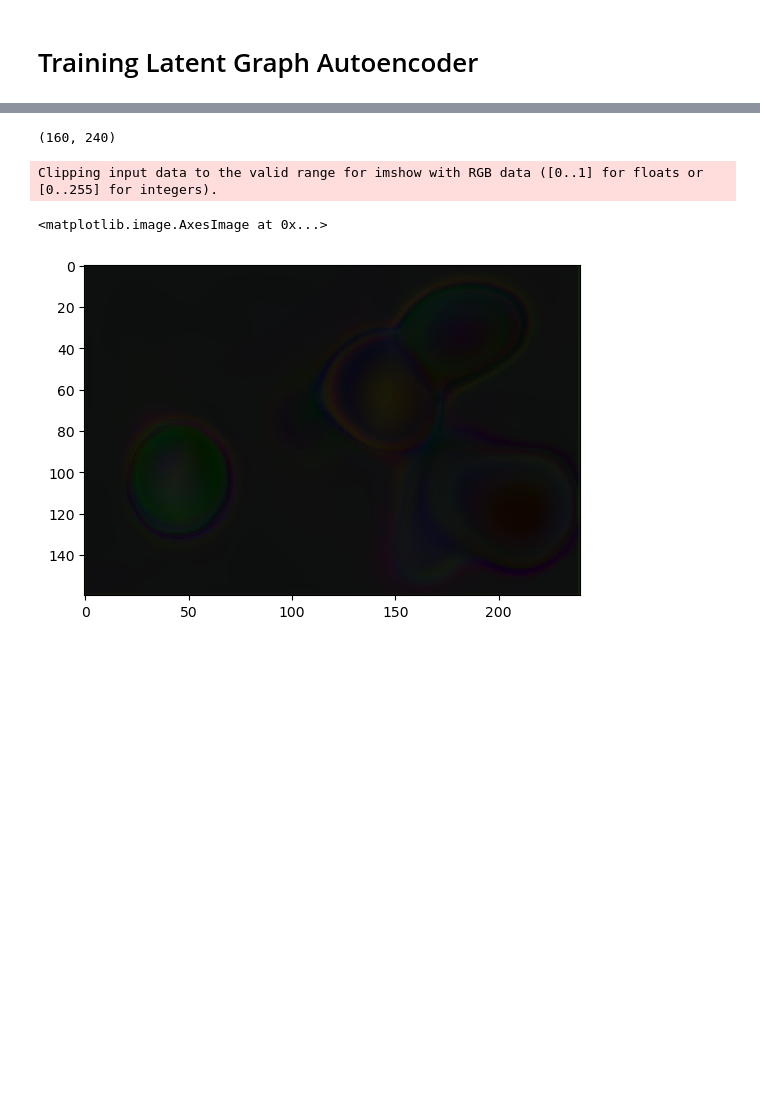
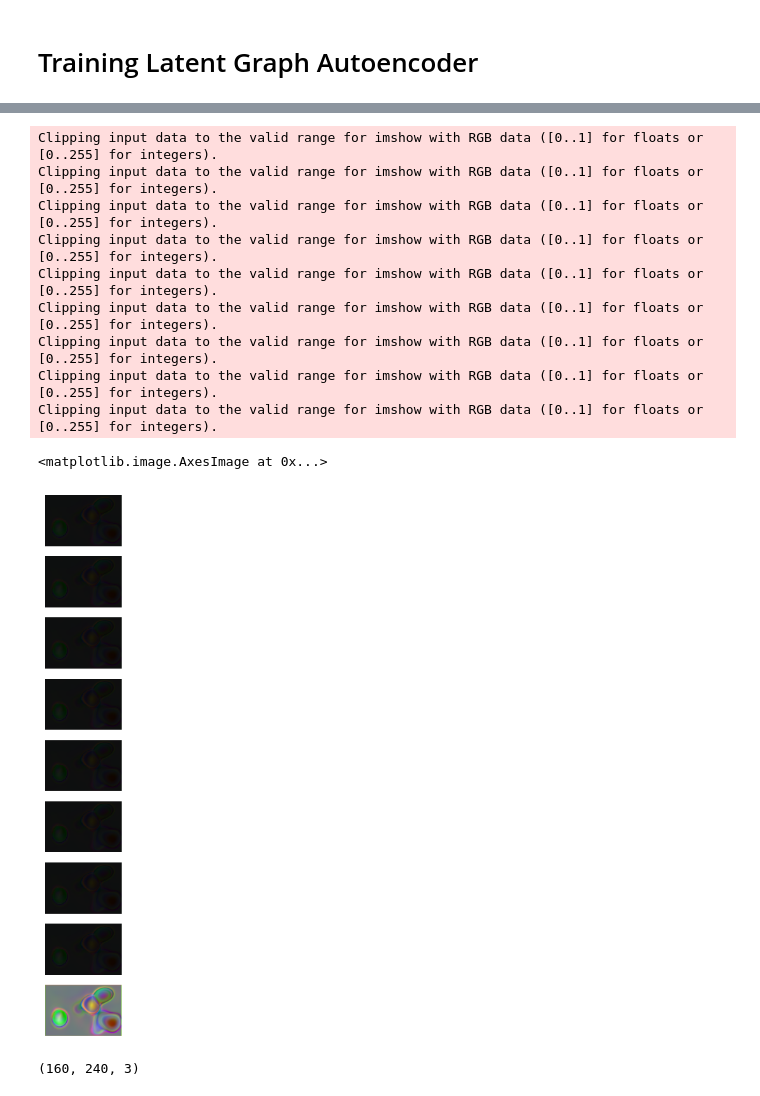
Before and after one commit to bglazer/graph_autoencoder_v2, a Jupyter notebook: train_graph_autoencoder.ipynb, the cells around one changed output, grey strips where cells are left out. Drawn from its saved outputs; the diff is of its cells as text; code cells hidden in the pictures; blank space fills up the shorter version.

```diff
--- a/train_graph_autoencoder.ipynb
+++ b/train_graph_autoencoder.ipynb
@@ -84,10 +96,25 @@ Clipping input data to the valid range for imshow with RGB data ([0..1] for floa
+# %%
+n_nodes = nodes.shape[0]
+fig, axs = plt.subplots(n_nodes+1, figsize=(40,10))
+for i in range(n_nodes):
+    node_np = to_np(nodes[i])
+    axs[i].axis('off')
+    axs[i].imshow(node_np, interpolation='none')
+axs[n_nodes].axis('off')
+axs[n_nodes].imshow(to_np(recon))
+# %% [output]
+Clipping input data to the valid range for imshow with RGB data ([0..1] for floats or [0..255] for integers).
+Clipping input data to the valid range for imshow with RGB data ([0..1] for floats or [0..255] for integers).
+Clipping input data to the valid range for imshow with RGB data ([0..1] for floats or [0..255] for integers).
+Clipping input data to the valid range for imshow with RGB data ([0..1] for floats or [0..255] for integers).
+Clipping input data to the valid range for imshow with RGB data ([0..1] for floats or [0..255] for integers).
+Clipping input data to the valid range for imshow with RGB data ([0..1] for floats or [0..255] for integers).
+Clipping input data to the valid range for imshow with RGB data ([0..1] for floats or [0..255] for integers).
+Clipping input data to the valid range for imshow with RGB data ([0..1] for floats or [0..255] for integers).
+Clipping input data to the valid range for imshow with RGB data ([0..1] for floats or [0..255] for integers).
+<matplotlib.image.AxesImage at 0x...>
+[figure, added]
 # %%
-node_np[:,:,0].shape
+to_np(nodes[0]).shape
 # %% [output]
-(160, 240)
+(160, 240, 3)
-# %%
-plt.imshow(node_np, interpolation='none')
-# %% [output]
-Clipping input data to the valid range for imshow with RGB data ([0..1] for floats or [0..255] for integers).
-<matplotlib.image.AxesImage at 0x...>
-[figure, removed]
```
Also changed, not shown: parts of 7 cells of this notebook.
